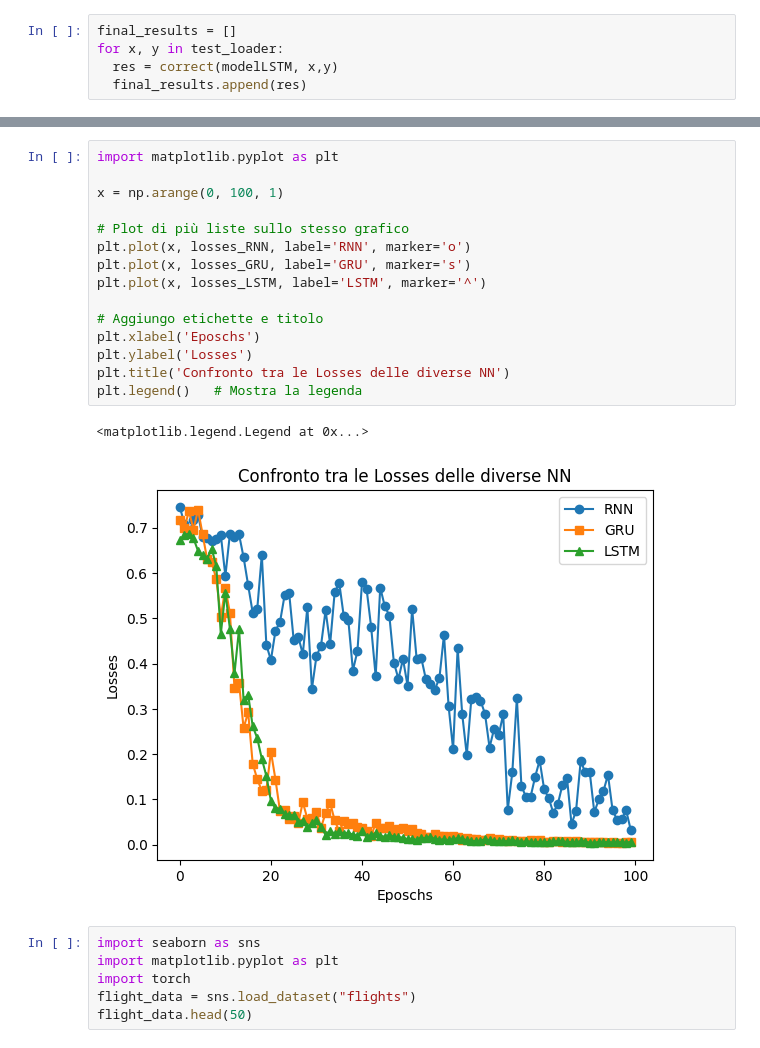
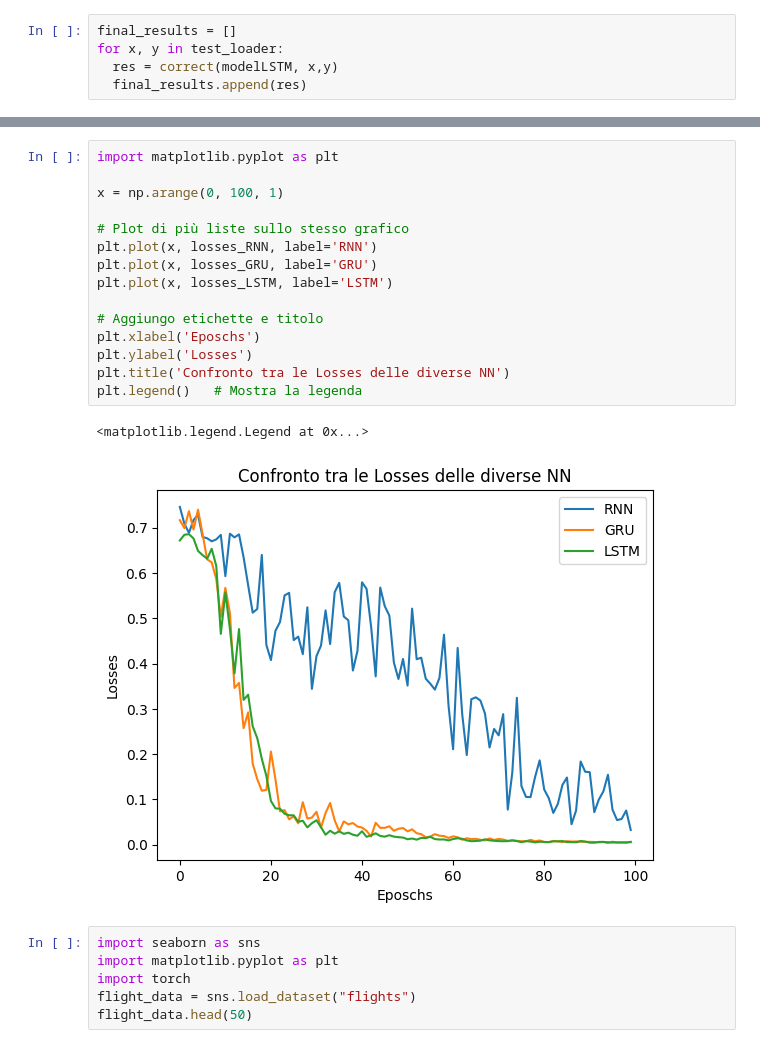
Before and after one commit to MatteoBollecchino/Corsi_Magistrale_SST, a Jupyter notebook: MLSA/AA20252026/notebooks/Lecture_4_Deep_Learning_RNN.ipynb, the cells around one changed output, grey strips where cells are left out. Cells and saved outputs as stored; diff of their text form.

```diff
--- a/MLSA/AA20252026/notebooks/Lecture_4_Deep_Learning_RNN.ipynb
+++ b/MLSA/AA20252026/notebooks/Lecture_4_Deep_Learning_RNN.ipynb
@@ -981,21 +981,21 @@ final_results
 # %%
 import matplotlib.pyplot as plt
 
 x = np.arange(0, 100, 1)
 
 # Plot di più liste sullo stesso grafico
-plt.plot(x, losses_RNN, label='RNN', marker='o')
-plt.plot(x, losses_GRU, label='GRU', marker='s')
-plt.plot(x, losses_LSTM, label='LSTM', marker='^')
+plt.plot(x, losses_RNN, label='RNN')
+plt.plot(x, losses_GRU, label='GRU')
+plt.plot(x, losses_LSTM, label='LSTM')
 
 # Aggiungo etichette e titolo
 plt.xlabel('Eposchs')
 plt.ylabel('Losses')
 plt.title('Confronto tra le Losses delle diverse NN')
 plt.legend()   # Mostra la legenda
 # %% [output]
 <matplotlib.legend.Legend at 0x...>
-[figure, old version]
+[figure, new version]
 # %%
 import seaborn as sns
 import matplotlib.pyplot as plt
```
Also changed, not shown: parts of 15 cells of this notebook.
